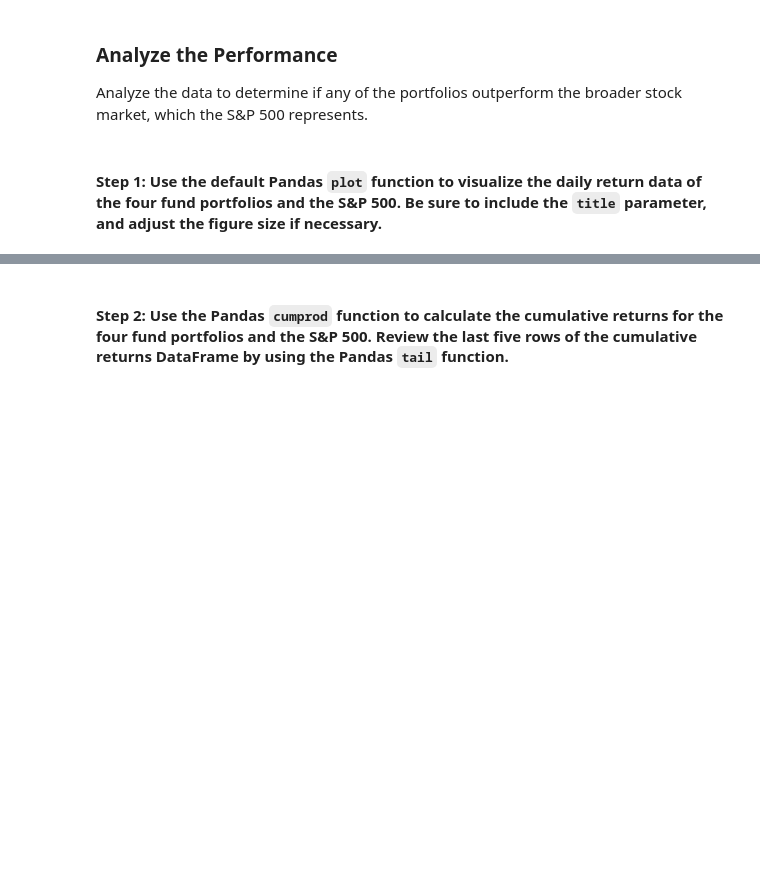
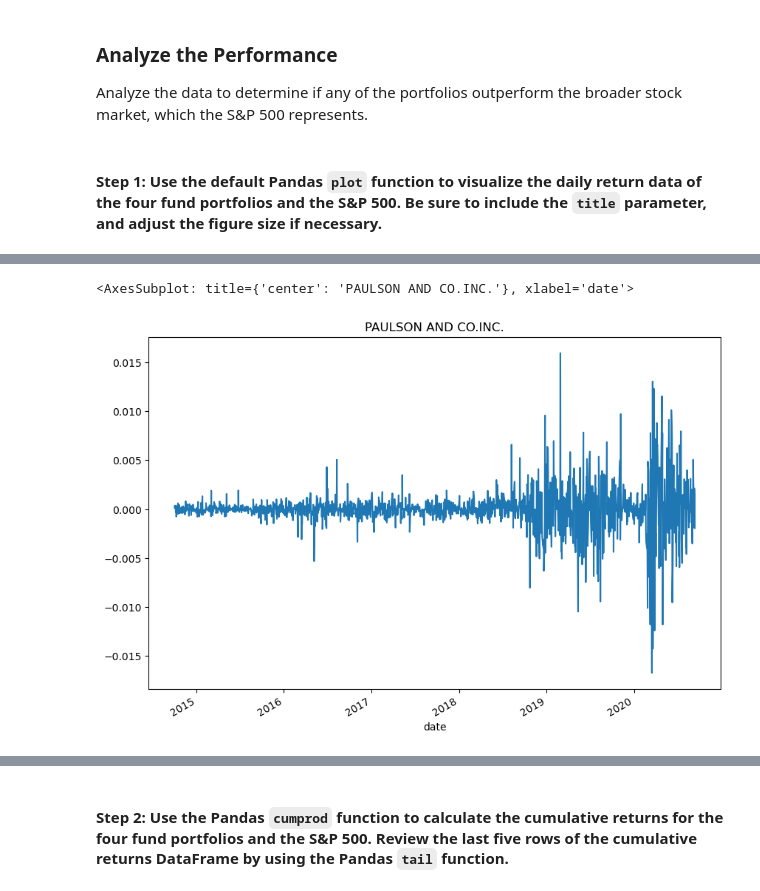
Before and after one commit to SkyRanger05/Module-Challenges, a Jupyter notebook: risk_return_analysis.ipynb, the cells around one changed output, grey strips where cells are left out. Saved outputs shown, nothing was run; the diff lists cells and outputs as text; code cells hidden in the pictures; blank space fills up the shorter version.

```diff
--- a/risk_return_analysis.ipynb
+++ b/risk_return_analysis.ipynb
@@ -132,0 +198,3 @@ Analyze the data to determine if any of the portfolios outperform the broader st
+# %%
+pc_df = whl_navs_pct.loc[:,"PAULSON & CO.INC."]
+pc_df
@@ -132,0 +274,8 @@ Analyze the data to determine if any of the portfolios outperform the broader st
+# %%
+pc_df.plot(
+    figsize=(10,7),
+    title="PAULSON AND CO.INC."
+)
+# %% [output]
+<AxesSubplot: title={'center': 'PAULSON AND CO.INC.'}, xlabel='date'>
+[figure, added]
```
Also changed, not shown: parts of 18 cells of this notebook.
